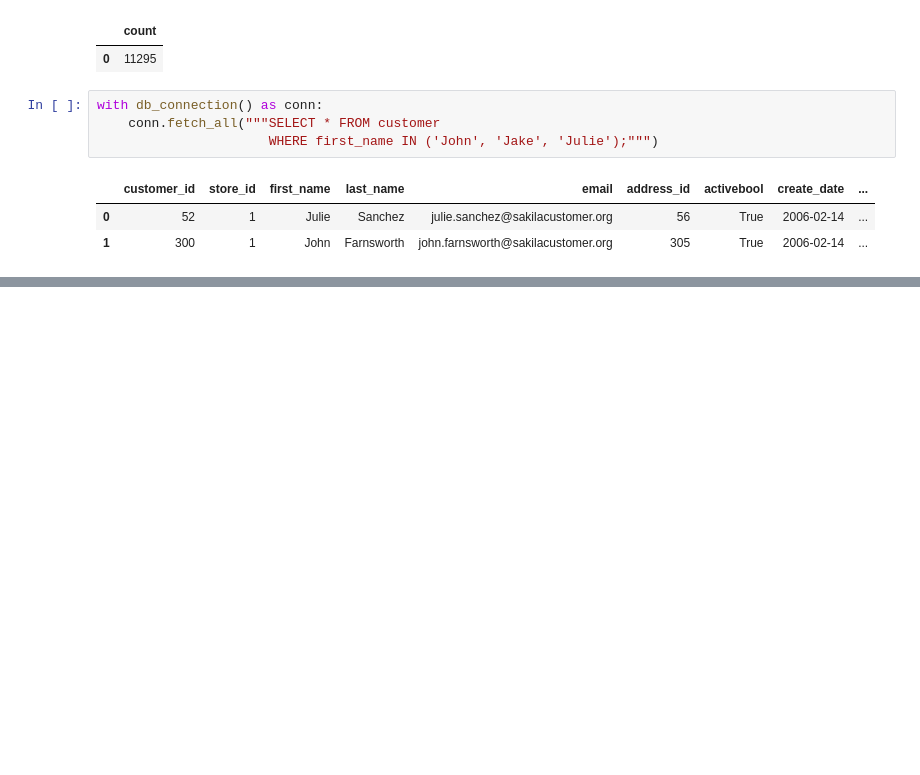
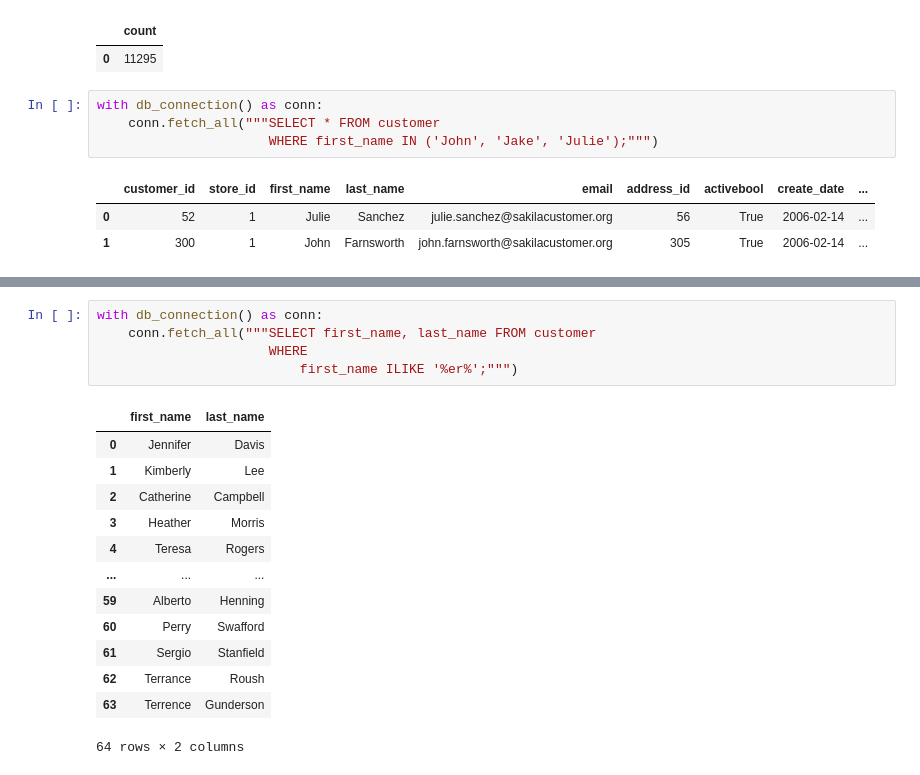
Before and after one commit to LukasRub/complete-sql-bootcamp, a Jupyter notebook: src/BETWEEN, IN, LIKE, ILIKE conditions.ipynb, the cells around one changed output, grey strips where cells are left out. Cells and saved outputs as stored; diff of their text form; blank space fills up the shorter version.

```diff
--- a/src/BETWEEN, IN conditions.ipynb
+++ b/src/BETWEEN, IN, LIKE, ILIKE conditions.ipynb
@@ -201,0 +238,19 @@ with db_connection() as conn:
+# %%
+with db_connection() as conn:
+    conn.fetch_all("""SELECT first_name, last_name FROM customer
+                      WHERE
+                          first_name ILIKE '%er%';""")
+# %% [output]
+|  | first_name | last_name |
+| 0 | Jennifer | Davis |
+| 1 | Kimberly | Lee |
+| 2 | Catherine | Campbell |
+| 3 | Heather | Morris |
+| 4 | Teresa | Rogers |
+| ... | ... | ... |
+| 59 | Alberto | Henning |
+| 60 | Perry | Swafford |
+| 61 | Sergio | Stanfield |
+| 62 | Terrance | Roush |
+| 63 | Terrence | Gunderson |
+64 rows × 2 columns
```
Also changed, not shown: parts of 5 cells of this notebook.
